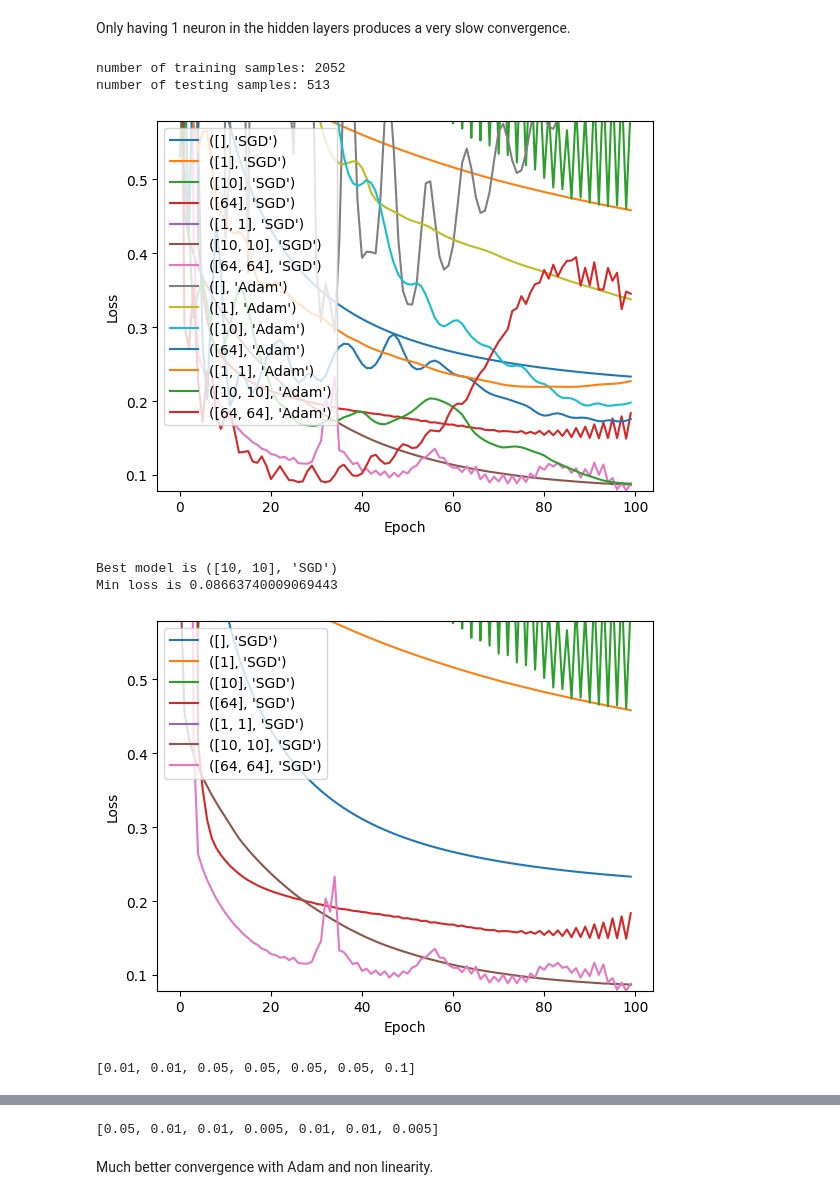
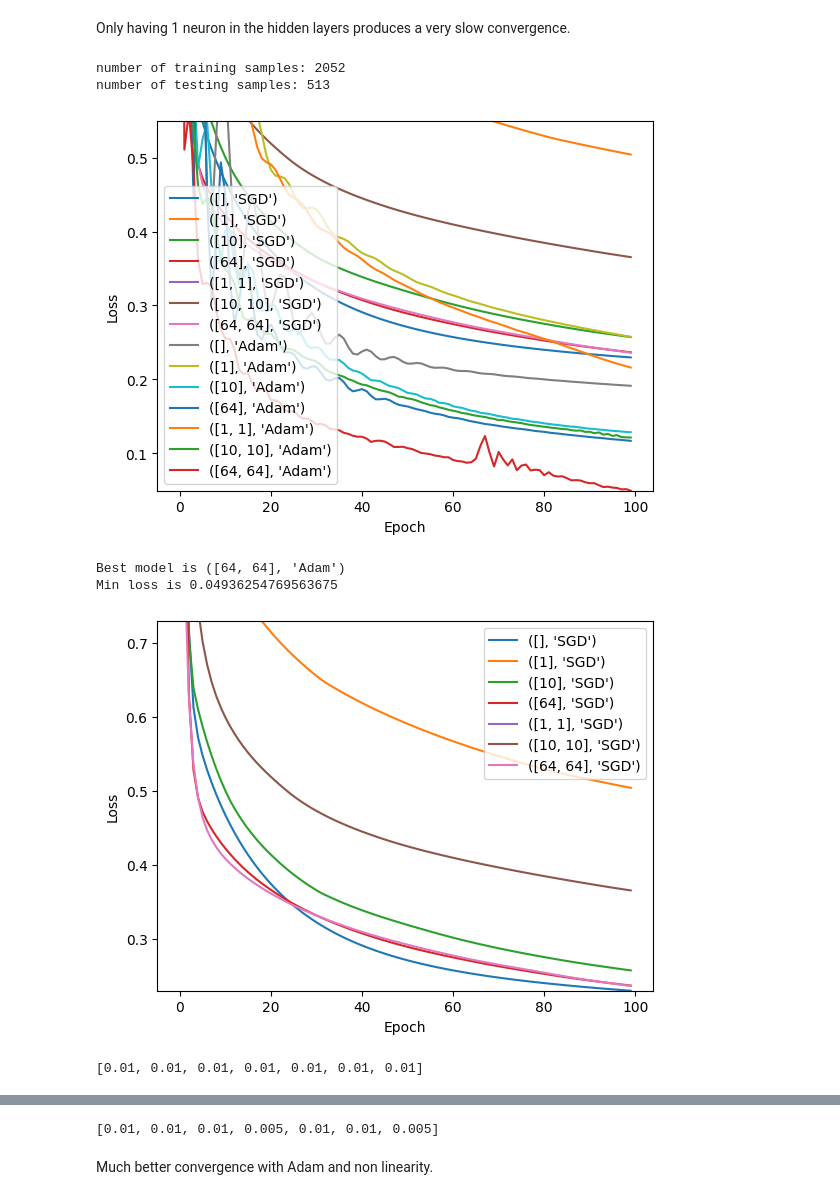
Before and after one commit to clementw168/Implicit-acceleration-by-overparametrization, a Jupyter notebook: tabular_data.ipynb, the cells around one changed output, grey strips where cells are left out. Cells and saved outputs as stored; diff of their text form; code cells hidden in the pictures.

Commit message:
feat: plotting train loss

```diff
--- a/tabular_data.ipynb
+++ b/tabular_data.ipynb
@@ -496,7 +496,7 @@ import torch
 is_abalone = False
 total_num_features = ABALONE_TOTAL_FEATURES if is_abalone else ETHANOL_TOTAL_FEATURES
 
-lr_grid_values = [0.00001, 0.00005, 0.0001, 0.0005, 0.001, 0.005, 0.01, 0.05, 0.1]
+lr_grid_values = [0.00001, 0.00005, 0.0001, 0.0005, 0.001, 0.005, 0.01]
 
 device = torch.device("cuda" if torch.cuda.is_available() else "cpu")
 
@@ -554,7 +554,7 @@ for model, optimizer_type in models_optimizer:
         device,
         optimizer_type=optimizer_type,
     )
-    val_loss_models.append(val_loss_list)
+    val_loss_models.append(train_loss_list)
     best_lr_index_list.append(best_lr_index)
 
 
@@ -577,35 +577,35 @@ print(
         np.argmin([val_loss[-1] for val_loss in val_loss_models])
     ],
 )
 print("Min loss is", min([val_loss[-1] for val_loss in val_loss_models]))
 
 n_group = 7
 
 separate_val_loss = [
     val_loss_models[:n_group],
     val_loss_models[n_group : 2 * n_group],
 ]
 separate_lr_index = [
     best_lr_index_list[:n_group],
     best_lr_index_list[n_group : 2 * n_group],
 ]
 
 for k, val_loss_group in enumerate(separate_val_loss):
     for i, val_loss_ in enumerate(val_loss_group):
         plt.plot(val_loss_, label=str(hidden_dim_optimizer_list[k * n_group + i]))
 
     plt.xlabel("Epoch")
     plt.ylabel("Loss")
     min_value = min(min(val_loss_) for val_loss_ in val_loss_group)
     plt.ylim(min_value, min_value + 0.5)
     plt.legend()
     plt.show()
     print(separate_lr_index[k])
 # %% [output]
 number of training samples: 2052
 number of testing samples: 513
-[figure, old version]
+[figure, new version]
-Best model is ([10, 10], 'SGD')
-Min loss is 0.08663740009069443
+Best model is ([64, 64], 'Adam')
+Min loss is 0.04936254769563675
-[figure, old version]
+[figure, new version]
-[0.01, 0.01, 0.05, 0.05, 0.05, 0.05, 0.1]
+[0.01, 0.01, 0.01, 0.01, 0.01, 0.01, 0.01]
@@ -613,3 +613,3 @@ Min loss is 0.08663740009069443
-[0.05, 0.01, 0.01, 0.005, 0.01, 0.01, 0.005]
+[0.01, 0.01, 0.01, 0.005, 0.01, 0.01, 0.005]
 # %% [markdown]
 Much better convergence with Adam and non linearity.
```
Also changed, not shown: parts of 1 cell of this notebook.
